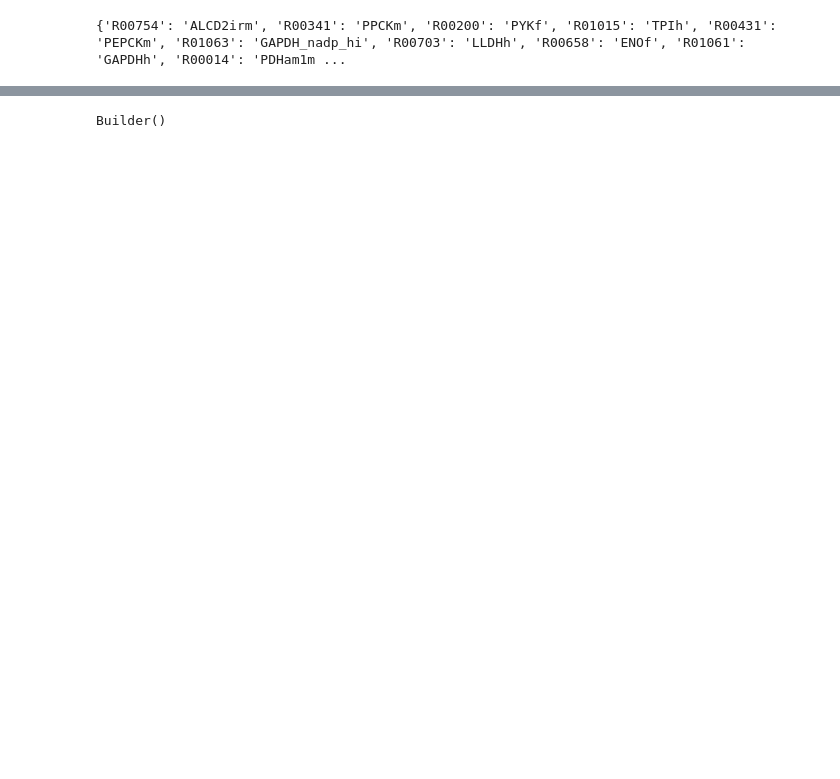
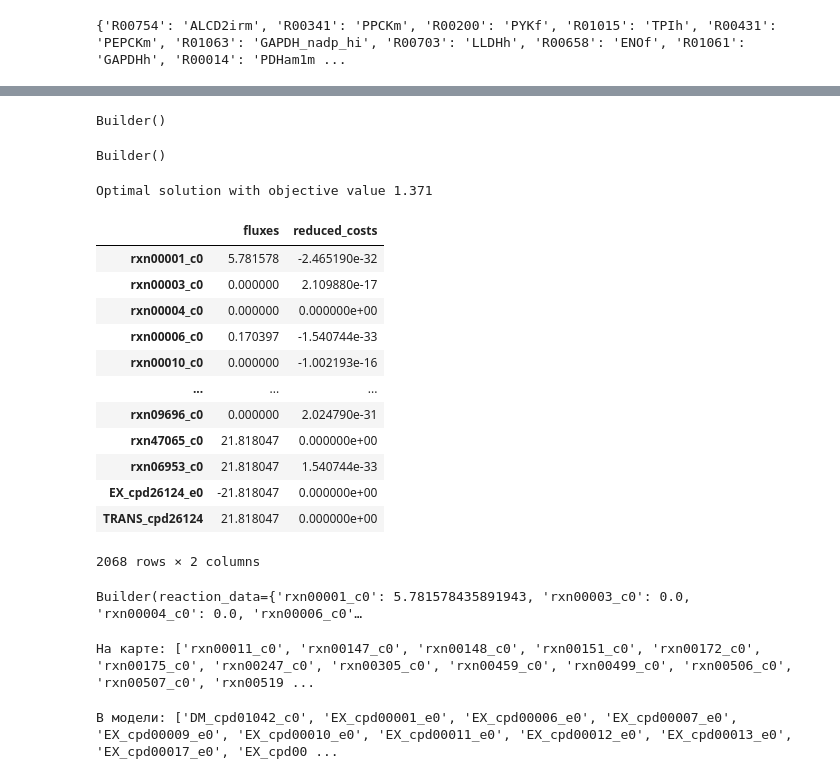
Before and after one commit to KAVladD/BioEMMA, a Jupyter notebook: test.ipynb, the cells around one changed output, grey strips where cells are left out. Cells and saved outputs as stored; diff of their text form; code cells hidden in the pictures; blank space fills up the shorter version.

```diff
--- a/test.ipynb
+++ b/test.ipynb
@@ -22,5 +22,5 @@ e = EscherMapper(metabolites, reactions, scaling_factor=5, database="BIGG", axis
 # %%
-cobra_model = cobra.io.read_sbml_model("test_model/e_coli_core.xml")
+cobra_model = cobra.io.read_sbml_model("test_model/agita_genomic_modified.xml")
 # %%
 if os.path.exists("output.json"):
     os.remove("output.json")
@@ -35,6 +54,61 @@ output.json is saved!
+# %%
+kegg_builder
+# %% [output]
+Builder()
 # %%
 builder = escher.Builder(map_json="output.json")
 # %%
 builder
 # %% [output]
 Builder()
+# %%
+builder_flux = escher.Builder(map_json="output.json")
+
+solution = cobra_model.optimize()
+fluxes = solution.fluxes.to_dict()
+
+builder_flux.reaction_data = fluxes
+# %%
+solution
+# %% [output]
+Optimal solution with objective value 1.371
+|  | fluxes | reduced_costs |
+| rxn00001_c0 | 5.781578 | -2.465190e-32 |
+| rxn00003_c0 | 0.000000 | 2.109880e-17 |
+| rxn00004_c0 | 0.000000 | 0.000000e+00 |
+| rxn00006_c0 | 0.170397 | -1.540744e-33 |
+| rxn00010_c0 | 0.000000 | -1.002193e-16 |
+| ... | ... | ... |
+| rxn09696_c0 | 0.000000 | 2.024790e-31 |
+| rxn47065_c0 | 21.818047 | 0.000000e+00 |
+| rxn06953_c0 | 21.818047 | 1.540744e-33 |
+| EX_cpd26124_e0 | -21.818047 | 0.000000e+00 |
+| TRANS_cpd26124 | 21.818047 | 0.000000e+00 |
+2068 rows × 2 columns
+# %%
+builder_flux
+# %% [output]
+Builder(reaction_data={'rxn00001_c0': 5.781578435891943, 'rxn00003_c0': 0.0, 'rxn00004_c0': 0.0, 'rxn00006_c0'…
+# %%
+import json
+
+with open('output.json') as f:
+    m = json.load(f)
+
+# Escher карта — это список из 2 элементов, [metadata, map_data]
+map_data = m[1]
+
+# все reaction ID на карте
+map_rxn_ids = set()
+for node_id, node in map_data['reactions'].items():
+    map_rxn_ids.add(node['bigg_id'])
+
+print("На карте:", sorted(map_rxn_ids))
+# %% [output]
+На карте: ['rxn00011_c0', 'rxn00147_c0', 'rxn00148_c0', 'rxn00151_c0', 'rxn00172_c0', 'rxn00175_c0', 'rxn00247_c0', 'rxn00305_c0', 'rxn00459_c0', 'rxn00499_c0', 'rxn00506_c0', 'rxn00507_c0', 'rxn00519 ...
+# %%
+solution = cobra_model.optimize()
+flux_ids = set(solution.fluxes.index)
+print("В модели:", sorted(flux_ids))
+# %% [output]
+В модели: ['DM_cpd01042_c0', 'EX_cpd00001_e0', 'EX_cpd00006_e0', 'EX_cpd00007_e0', 'EX_cpd00009_e0', 'EX_cpd00010_e0', 'EX_cpd00011_e0', 'EX_cpd00012_e0', 'EX_cpd00013_e0', 'EX_cpd00017_e0', 'EX_cpd00 ...
```
Also changed, not shown: parts of 4 cells of this notebook, 1 other file.
